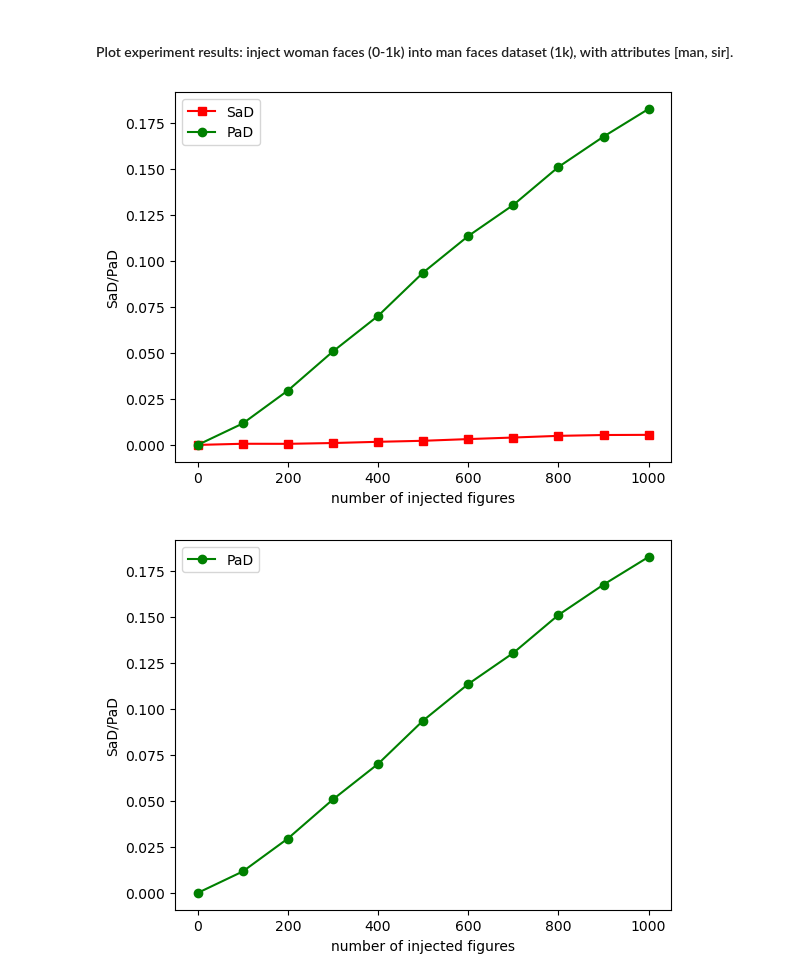
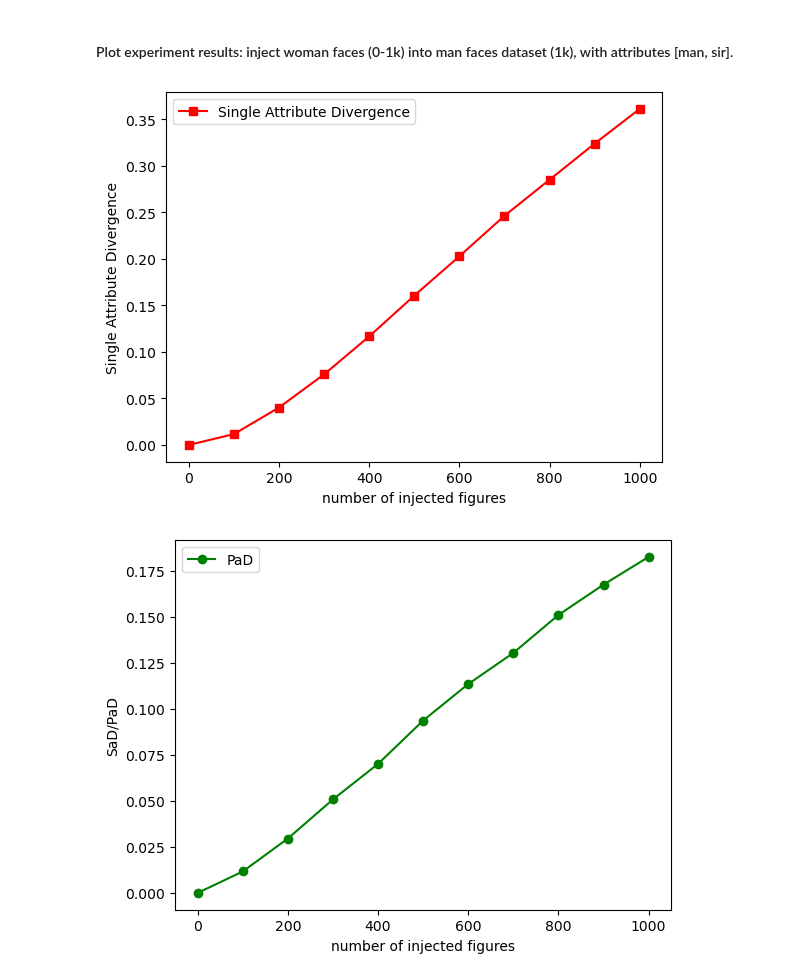
Before and after one commit to wwwfan628/ra_clipscore, a Jupyter notebook: notebooks/plot_figures_20250311.ipynb, the cells around one changed output. Cells and saved outputs as stored; diff of their text form; code cells hidden in the pictures.

```diff
--- a/notebooks/plot_figures_20250311.ipynb
+++ b/notebooks/plot_figures_20250311.ipynb
@@ -297,28 +297,28 @@ with open(path, 'rb') as f:
 # %%
 def my_key(dir_name):
     return int(dir_name.split('_')[-1])
 
 x = list(range(0,1100,100))#点的横坐标
 # read experiment results from the path
-base_path = '/Users/yifanlu/PycharmProjects/interpretable_evaluation_metrics/results_dir/celebA_2_USER_HCS'
+base_path = '/Users/yifanlu/PycharmProjects/interpretable_evaluation_metrics/results_dir/celebA_2_USER_EvalCS'
 dirs = sorted((f for f in os.listdir(base_path) if f.startswith("man1k")), key=my_key)
 sad = [0]
 pad = [0]
 for dir in dirs:
     dir_path = os.path.join(base_path, dir)
     with open(f'{dir_path}/experiment_results_dict.pkl', 'rb') as f:
         results = pickle.load(f)
-        sad.append(results['forward_KL_single'].mean())
-        pad.append(results['forward_KL_pair'].mean())
-plt.plot(x,sad,'s-',color = 'r',label="SaD")    #s-:方形
-plt.plot(x,pad,'o-',color = 'g',label="PaD")    #o-:圆形
+        sad.append(results['kernel_distance_single'].mean())
+        # pad.append(results['forward_KL_pair'].mean())
+plt.plot(x,sad,'s-',color = 'r',label="Single Attribute Divergence")    #s-:方形
+# plt.plot(x,pad,'o-',color = 'g',label="PaD")    #o-:圆形
 plt.xlabel("number of injected figures")    #横坐标名字
-plt.ylabel("SaD/PaD")    #纵坐标名字
+plt.ylabel("Single Attribute Divergence")    #纵坐标名字
 plt.legend(loc = "best")    #图例
 plt.savefig('hcs_GD_FKL.png', bbox_inches='tight')
 plt.show()
 # %% [output]
-[figure, old version]
+[figure, new version]
 # %%
 def my_key(dir_name):
     return int(dir_name.split('_')[-1])
```
Also changed, not shown: 14 other files.
